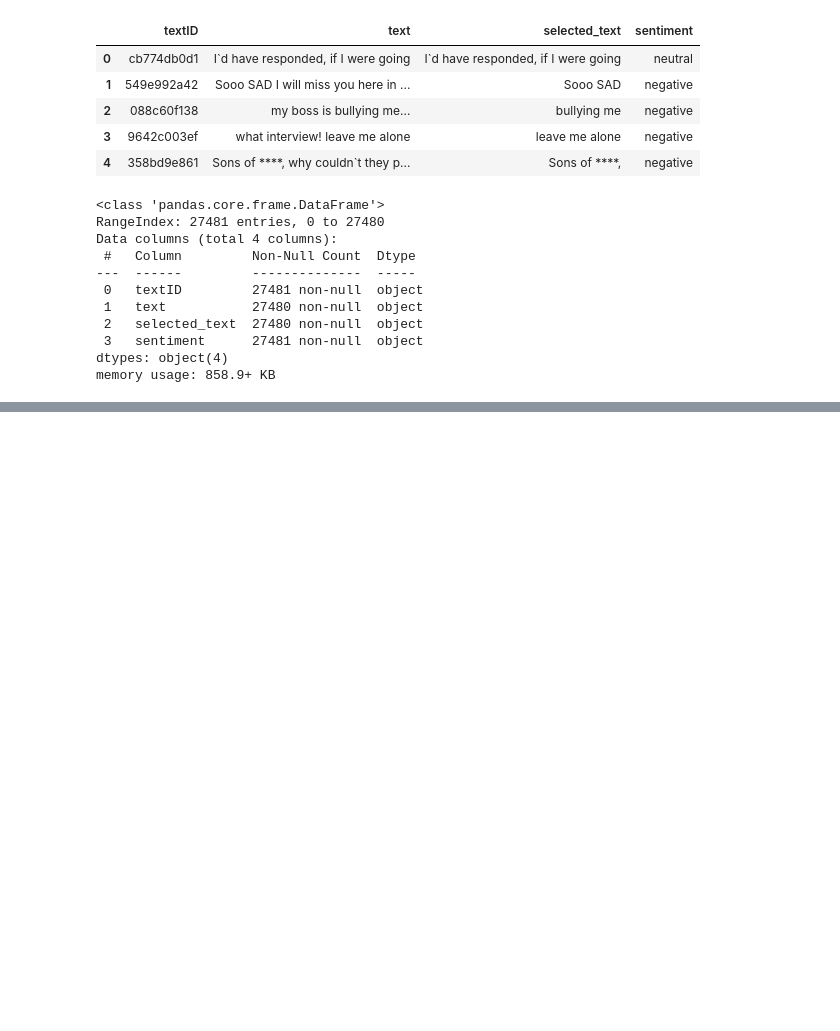
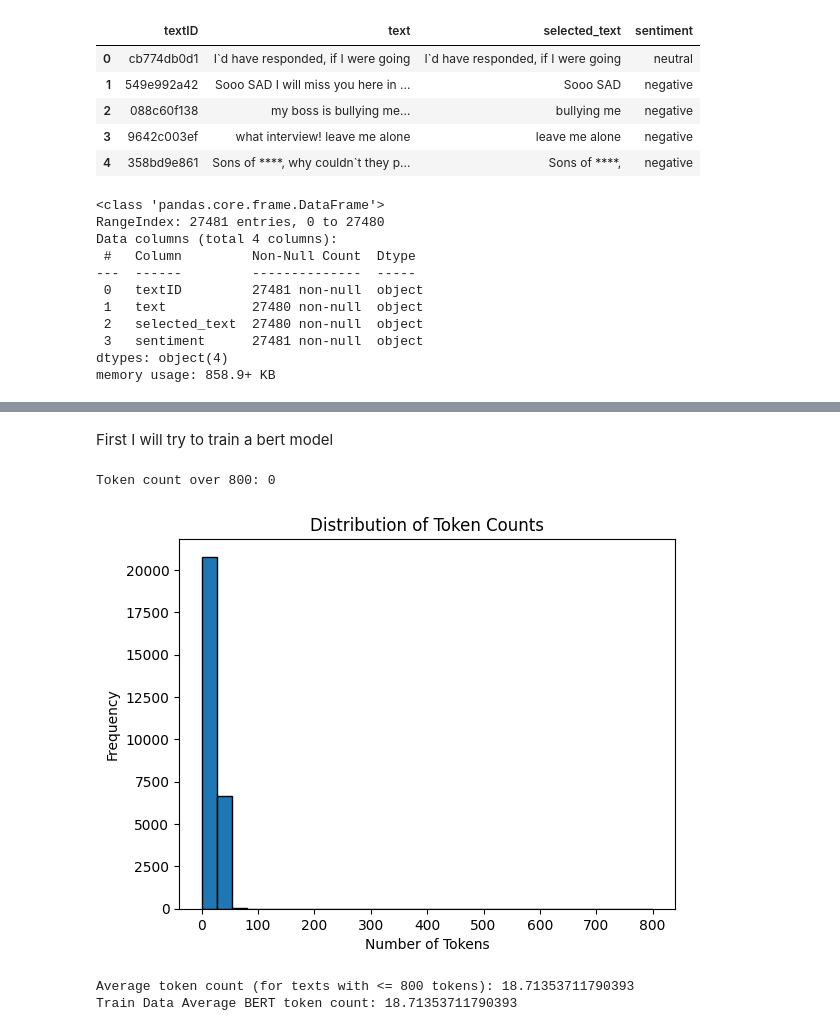
Before and after one commit to andreaseno/TwitterAnalysis, a Jupyter notebook: SentimentAnalysis.ipynb, the cells around one changed output, grey strips where cells are left out. Drawn from its saved outputs; the diff is of its cells as text; code cells hidden in the pictures; blank space fills up the shorter version.

```diff
--- a/SentimentAnalysis.ipynb
+++ b/SentimentAnalysis.ipynb
@@ -88,3 +225,50 @@ stopwordlist = ['a', 'about', 'above', 'after', 'again', 'ain', 'all', 'am', 'an
              'we', 'were', 'what', 'when', 'where','which','while', 'who', 'whom',
              'why', 'will', 'with', 'won', 'y', 'you', "youd","youll", "youre",
              "youve", 'your', 'yours', 'yourself', 'yourselves']
+# %% [markdown]
+First I will try to train a bert model
+# %%
+# Initialize the BERT tokenizer
+tokenizer = BertTokenizer.from_pretrained('bert-base-uncased')
+# Config stuff
+encode_data = False
+save_encoding = False
+find_token_averages = True
+
+def token_distribution(texts):
+    # Tokenize each text and count the tokens, with tqdm for progress tracking
+    token_counts = [len(tokenizer.tokenize(text)) for text in tqdm(texts, desc="Tokenizing")]
+
+    # Filter out token counts greater than 800 and print them
+    excessive_tokens = [count for count in token_counts if count > 800]
+    print(f"Token count over 800: {len(excessive_tokens)}")
+
+    # Limit the histogram to token counts of 800 or less
+    limited_token_counts = [count for count in token_counts if count <= 800]
+
+    # Plot the distribution of token counts up to 800
+    plt.hist(limited_token_counts, bins=30, range=(0,800), edgecolor='black')
+    plt.xlabel('Number of Tokens')
+    plt.ylabel('Frequency')
+    plt.title('Distribution of Token Counts')
+    plt.show()
+
+    # Calculate the average token count excluding the counts over 800
+    average_token_count = sum(limited_token_counts) / len(limited_token_counts) if limited_token_counts else 0
+    print(f"Average token count (for texts with <= 800 tokens): {average_token_count}")
+
+    # Return the average token count for texts with 800 tokens or less
+    return average_token_count
+
+# Assuming 'train_data' and 'test_data' are defined and have a 'Lyrics' column
+if 'find_token_averages' in locals() and find_token_averages:
+    average_length_in_tokens = token_distribution(MultiClassTrain['text'].tolist())
+    print(f"Train Data Average BERT token count: {average_length_in_tokens}")
+    print("\n\n")
+    # average_length_in_tokens = token_distribution(test_data['Lyrics'].tolist())
+    # print(f"Test Data Average BERT token count: {average_length_in_tokens}")
+# %% [output]
+Token count over 800: 0
+[figure, added]
+Average token count (for texts with <= 800 tokens): 18.71353711790393
+Train Data Average BERT token count: 18.71353711790393
```
Also changed, not shown: parts of 18 cells of this notebook, 2 other files.
